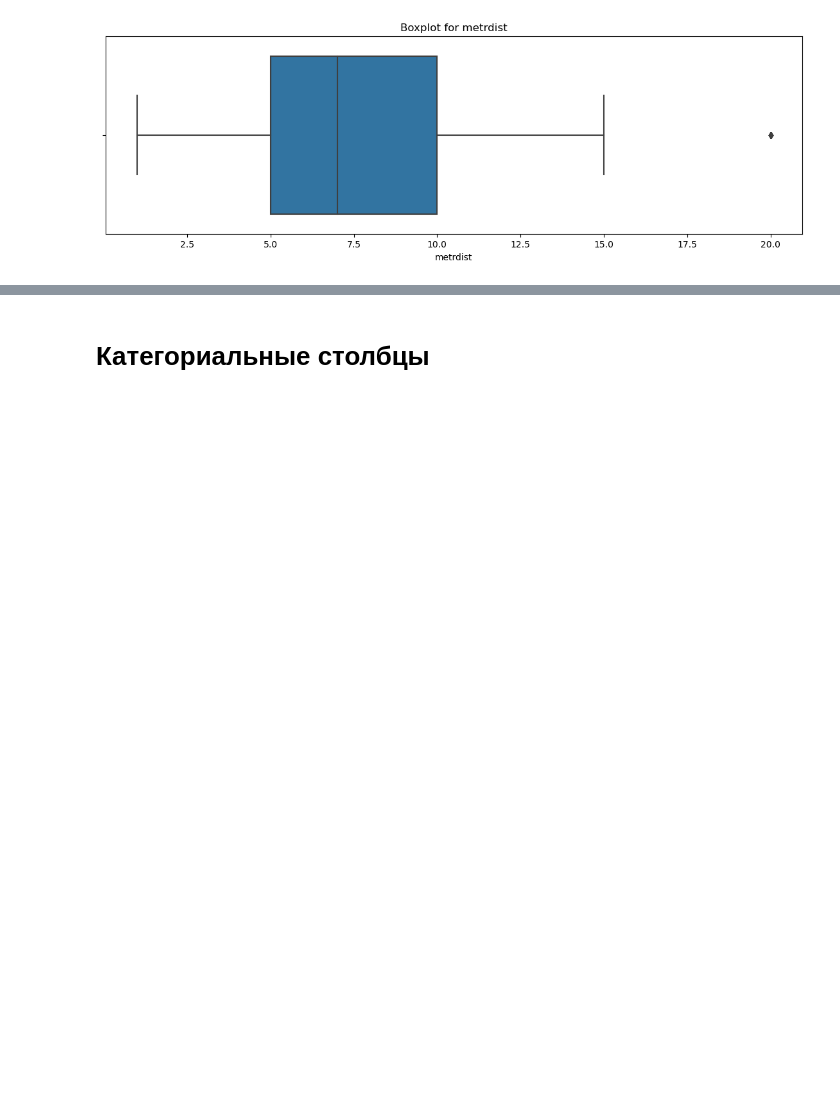
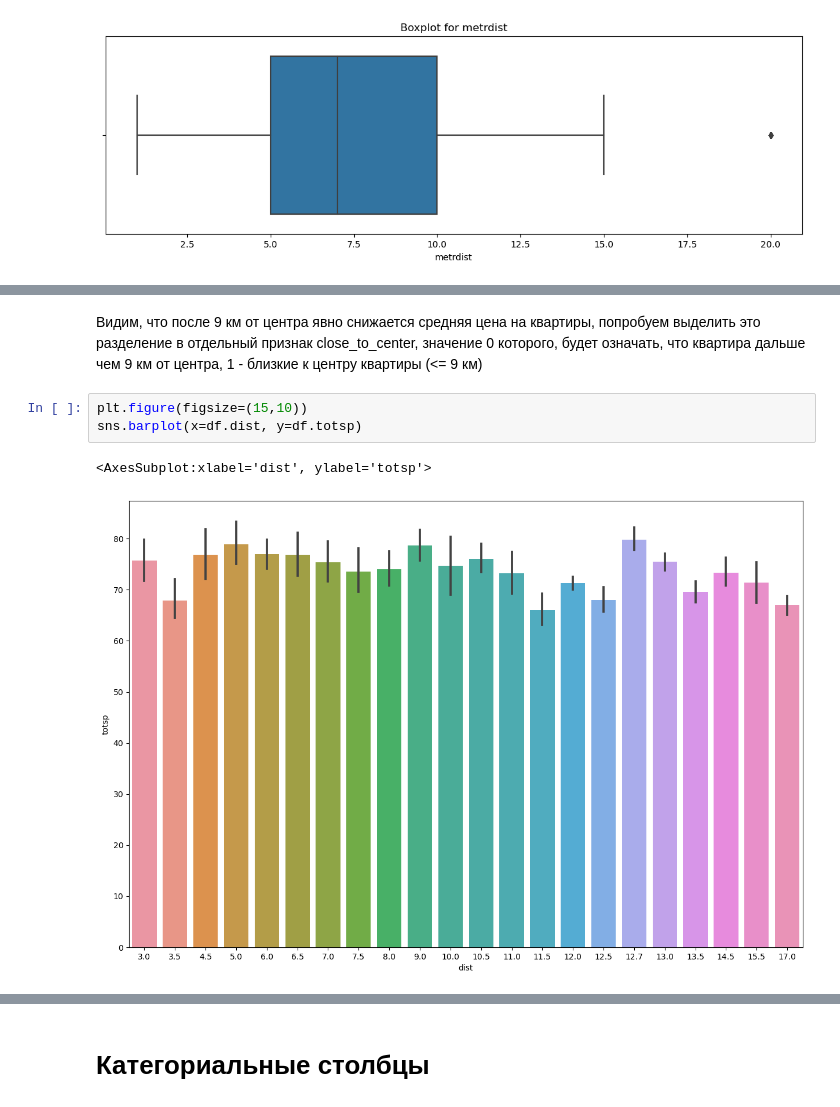
Before and after one commit to shxdee/JupyterNotebooks, a Jupyter notebook: Moscow Flats/Moscow Flats (Regression).ipynb, the cells around one changed output, grey strips where cells are left out. Cells and saved outputs as stored; diff of their text form; blank space fills up the shorter version.

```diff
--- a/Moscow Flats/Moscow Flats (Regression).ipynb
+++ b/Moscow Flats/Moscow Flats (Regression).ipynb
@@ -135,0 +181,9 @@ for col in num_cols:
+# %% [markdown]
+Видим, что после 9 км от центра явно снижается средняя цена на квартиры, попробуем выделить это разделение в отдельный признак close_to_center, значение 0 которого, будет означать, что квартира дальше чем 9 км от центра,
+1 - близкие к центру квартиры (<= 9 км)
+# %%
+plt.figure(figsize=(15,10))
+sns.barplot(x=df.dist, y=df.totsp)
+# %% [output]
+<AxesSubplot:xlabel='dist', ylabel='totsp'>
+[figure, new version]
```
Also changed, not shown: parts of 117 cells of this notebook, 3 other files.
